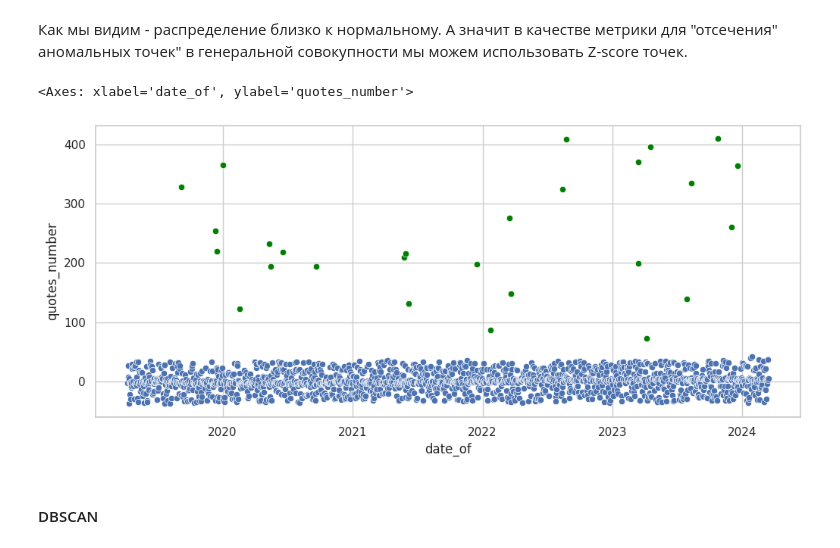
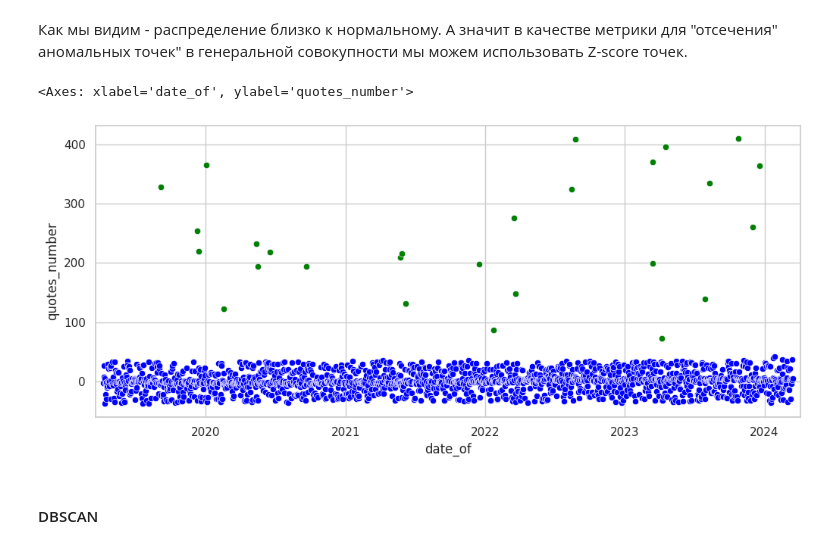
Before and after one commit to MaximIgitov/cup_it_24, a Jupyter notebook: Notebook.ipynb, the cells around one changed output. Drawn from its saved outputs; the diff is of its cells as text; code cells hidden in the pictures.

Commit message:
Xlim were added to figures

```diff
--- a/Notebook.ipynb
+++ b/Notebook.ipynb
@@ -460,21 +462,22 @@ df_num ['date_of'] = df_num.index
 # %%
 from scipy import stats
 
 plt.figure(figsize=(12, 5))
-sns.scatterplot(x='date_of', y='quotes_number', data=df_num)
+sns.scatterplot(x='date_of', y='quotes_number', data=df_num, color='blue')
 plt.title('')
 plt.xlabel('')
 plt.ylabel('')
+plt.xlim(df_num["date_of"].min() - pd.DateOffset(days=20), df_num["date_of"].max() + pd.DateOffset(days=20))
 
 z_scores = stats.zscore(df_num['quotes_number'])
 threshold = 1.8
 outliers = df_num[(z_scores > threshold) | (z_scores < -threshold)]
 
 # Отмечаем выбросы на графике
 sns.scatterplot(x='date_of', y='quotes_number', data=outliers, color='green')
 # %% [output]
 <Axes: xlabel='date_of', ylabel='quotes_number'>
-[figure, old version]
+[figure, new version]
 # %% [markdown]
 #### DBSCAN
 # %%
```
Also changed, not shown: parts of 8 cells of this notebook.
